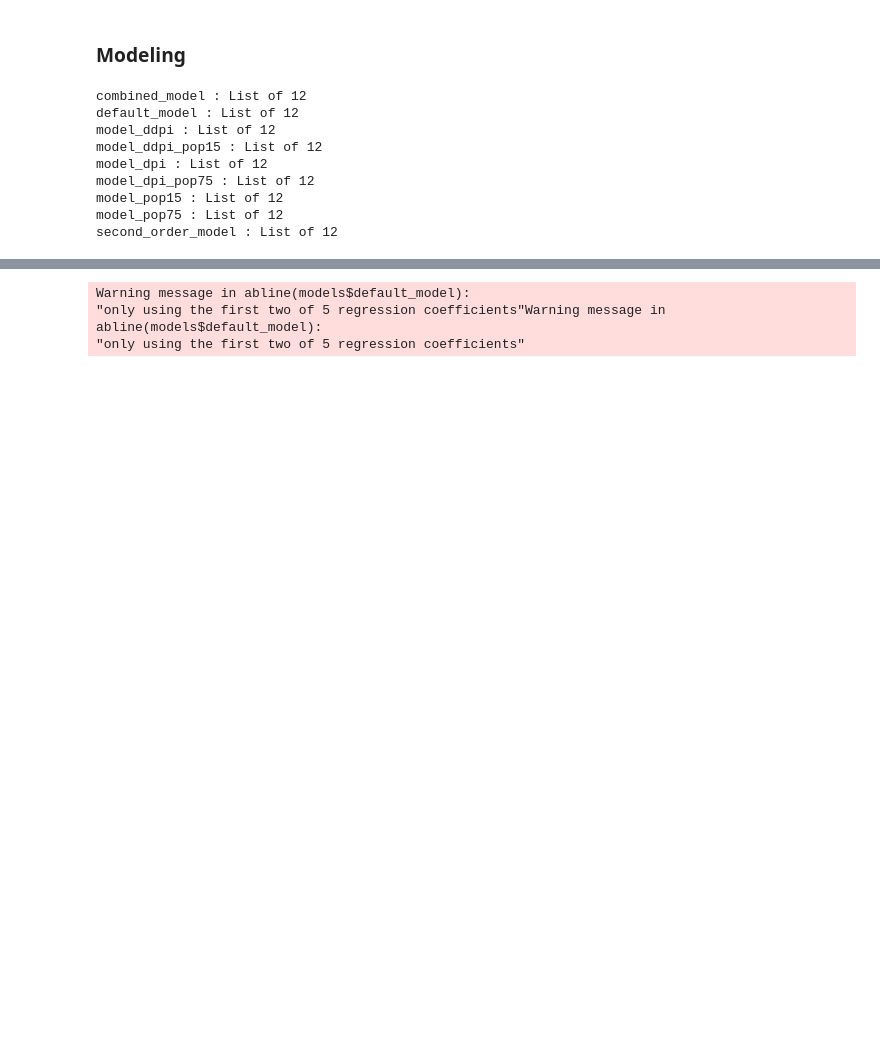
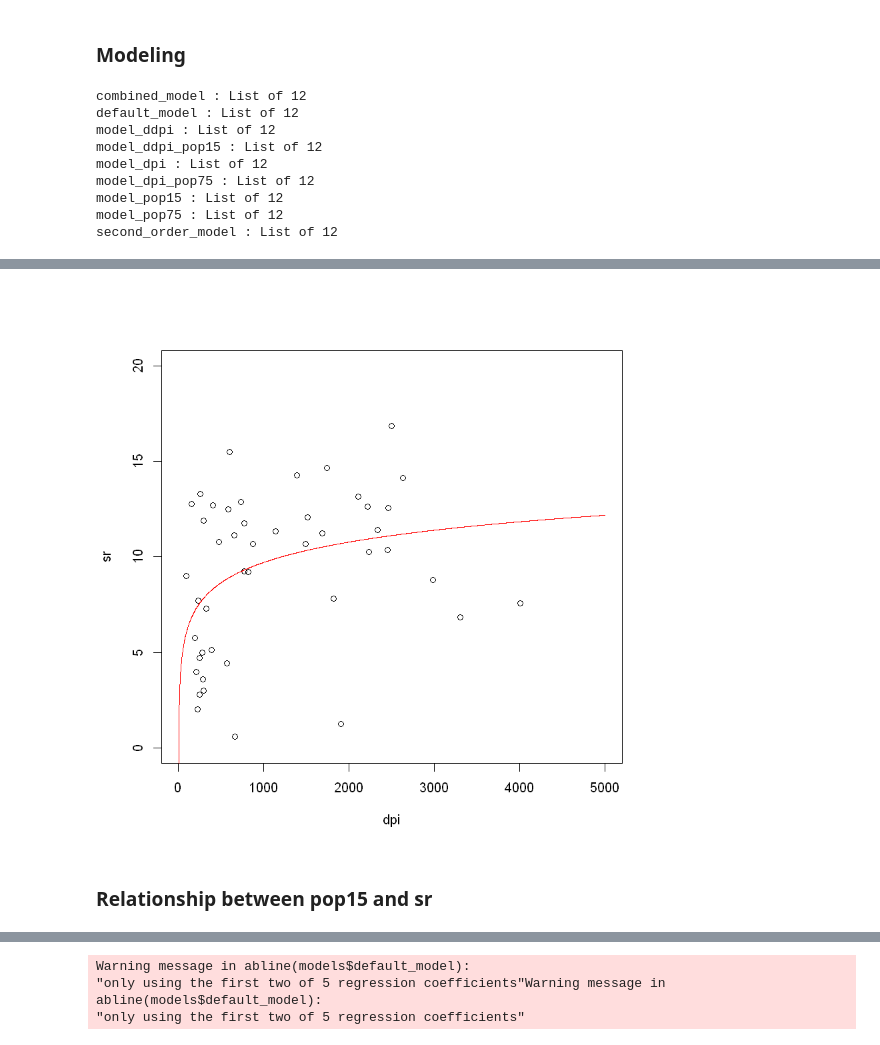
Before and after one commit to mafrasiabi/EPFL-Applied-Biostatistics, a Jupyter notebook: Assignment 1.ipynb, the cells around one changed output, grey strips where cells are left out. Cells and saved outputs as stored; diff of their text form; code cells hidden in the pictures; blank space fills up the shorter version.

```diff
--- a/Assignment 1.ipynb
+++ b/Assignment 1.ipynb
@@ -144,16 +145,26 @@ hist(LifeCycleSavings$dpi, nclass = 6)
 # %% [markdown]
 ### Modeling
+# %%
+dpi = LifeCycleSavings$dpi
+sr = LifeCycleSavings$sr
+ddpi = LifeCycleSavings$ddpi
+pop15 = LifeCycleSavings$pop15
+pop75 = LifeCycleSavings$pop75
 # %%
 models = new.env()
 models$default_model = lm(sr ~ pop15 + pop75 + dpi + ddpi, data = LifeCycleSavings)
 models$second_order_model = lm(sr ~ (pop15 + ddpi + pop75 + dpi)^2, data = LifeCycleSavings)
+
 models$model_ddpi = lm(sr ~ ddpi+I (ddpi^2), data = LifeCycleSavings)
-models$model_pop15 = lm(sr ~ pop15+I (pop15^2), data = LifeCycleSavings)
-models$model_dpi = lm(sr ~ dpi+I(dpi^2), data = LifeCycleSavings)
-models$model_pop75 = lm(sr ~ pop75+I(pop75^2), data = LifeCycleSavings)
-models$model_ddpi_pop15 = lm(sr ~ pop15*ddpi, data = LifeCycleSavings)
+
+models$model_pop15 = lm(sr ~ exp(pop15 + 10), data = LifeCycleSavings)
+
+models$model_dpi = lm(sr ~ sqrt(50000000 - I((dpi-2100)^2)), data = LifeCycleSavings)
+# models$model_dpi = lm(sr ~ I((dpi^-1)*(exp(-1 * (log(dpi) - 1000)^2 / 5000))), data = LifeCycleSavings)
+
+models$model_ddpi_pop15 = lm(sr ~ I(pop15^2), data = LifeCycleSavings)
+
 models$model_dpi_pop75 = lm(sr ~ pop75*dpi, data = LifeCycleSavings)
-models$combined_model = lm(sr ~ dpi + I(dpi^2) + pop15 + pop75, data = LifeCycleSavings)
 # %%
 print(ls.str(models), max.level = 0)
 # %% [output]
@@ -168,0 +182,5 @@ second_order_model : List of 12
+# %%
+# models$model_dpi = lm(sr ~ sqrt(50000000 - I((dpi-2100)^2)), data = LifeCycleSavings)
+models$model_dpi = lm(sr ~ I(dpi^0.0001), data = LifeCycleSavings)
+
+summary(models$model_dpi)
@@ -168,0 +205,10 @@ second_order_model : List of 12
+# %%
+newdat = data.frame(sr, dpi)
+newdat = newdat[order(dpi),]
+pred = predict(models$model_dpi, newdata = data.frame(dpi = c(1:5000)))
+plot(sr ~ dpi, xlim = c(0, 5000), ylim = c(0, 20))
+lines(x = c(1:5000), y = pred, col = 'red')
+# %% [output]
+[figure, added]
+# %% [markdown]
+### Relationship between pop15 and sr
```
Also changed, not shown: parts of 31 cells of this notebook.
